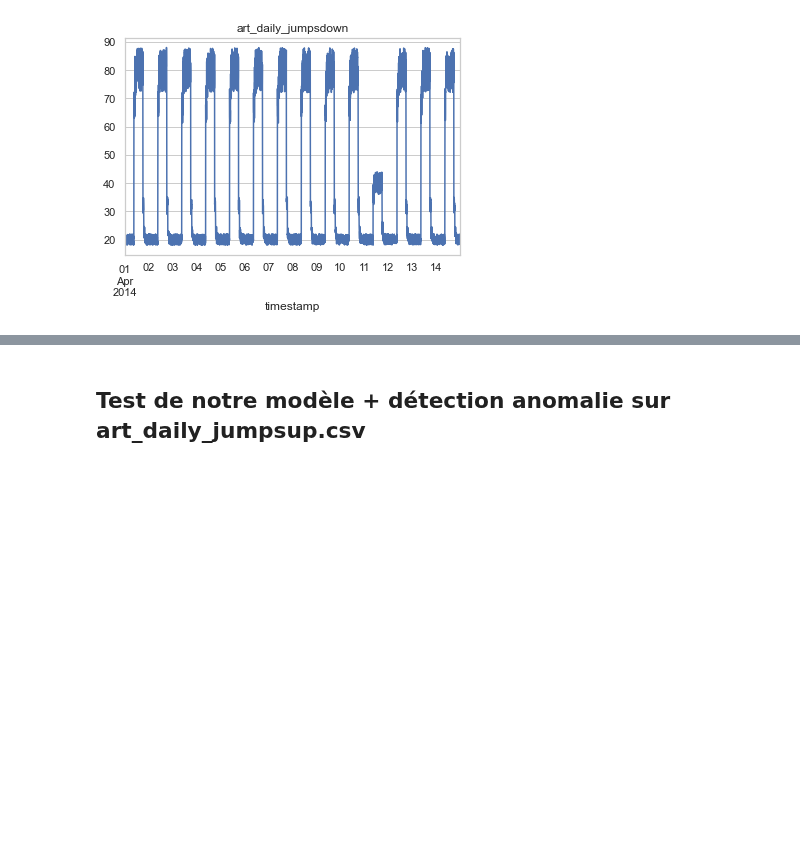
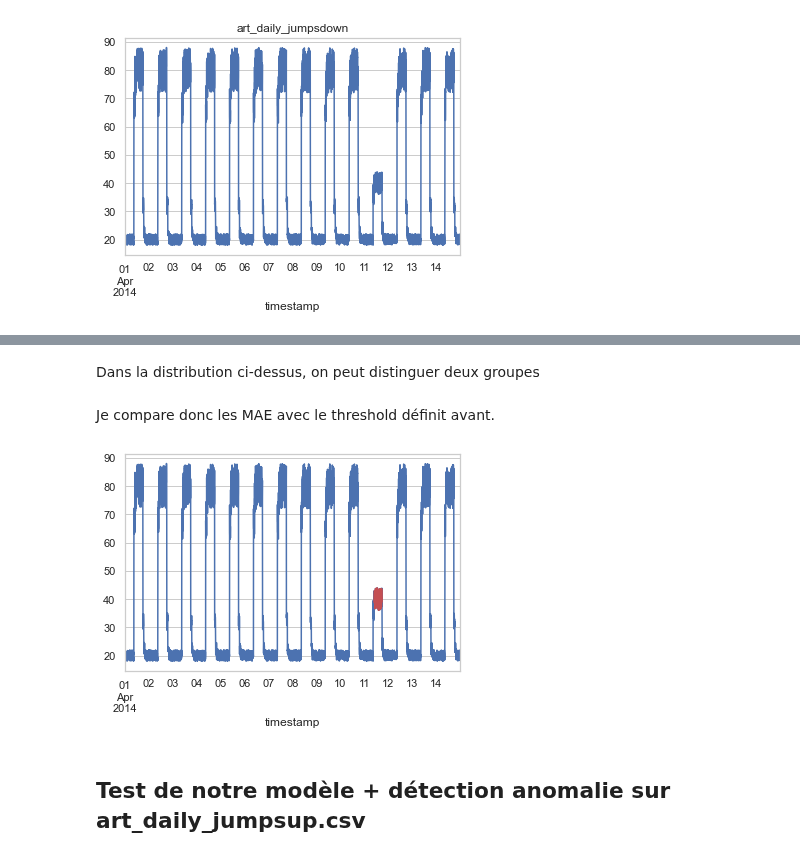
Before and after one commit to cheikh06/Detection_Anomaly, a Jupyter notebook: Anomaly_Detection.ipynb, the cells around one changed output, grey strips where cells are left out. Drawn from its saved outputs; the diff is of its cells as text; code cells hidden in the pictures; blank space fills up the shorter version.

```diff
--- a/Anomaly_Detection.ipynb
+++ b/Anomaly_Detection.ipynb
@@ -317,4 +327,2 @@ df_jumpdown=get_data(url='art_daily_jumpsdown.csv')
 # %% [output]
 [figure]
-# %%
-df_jumpdown,val_testdown=get_Sequence_for_prediction(df_jumpdown)
@@ -382,3 +337,19 @@ Le modèle s'est probablement trompé à la position 2700, mais a très bien dé
+# %% [markdown]
+Dans la distribution ci-dessus, on peut distinguer deux groupes
+# %% [markdown]
+Je compare donc les MAE avec le threshold définit avant.
+# %%
+anomalies_jumpdown=mae_jumpdown>threshold #comparaison mae et threshold
+
+indices_anomalies_jumpdown=data_indices(anomalies_jumpdown,df_jumpdown) #récupère les indices
+
+
+fig, ax = plt.subplots()
+df_jumpdown.plot(legend=False, ax=ax)
+df_jumpdown.iloc[indices_anomalies_jumpdown].plot(legend=False, ax=ax, color="r")
+plt.show()
+# %% [output]
+[figure, added]
 # %% [markdown]
 ##  Test de notre modèle + détection anomalie sur art_daily_jumpsup.csv
 # %%
```
Also changed, not shown: parts of 53 cells of this notebook, 1 other file.
